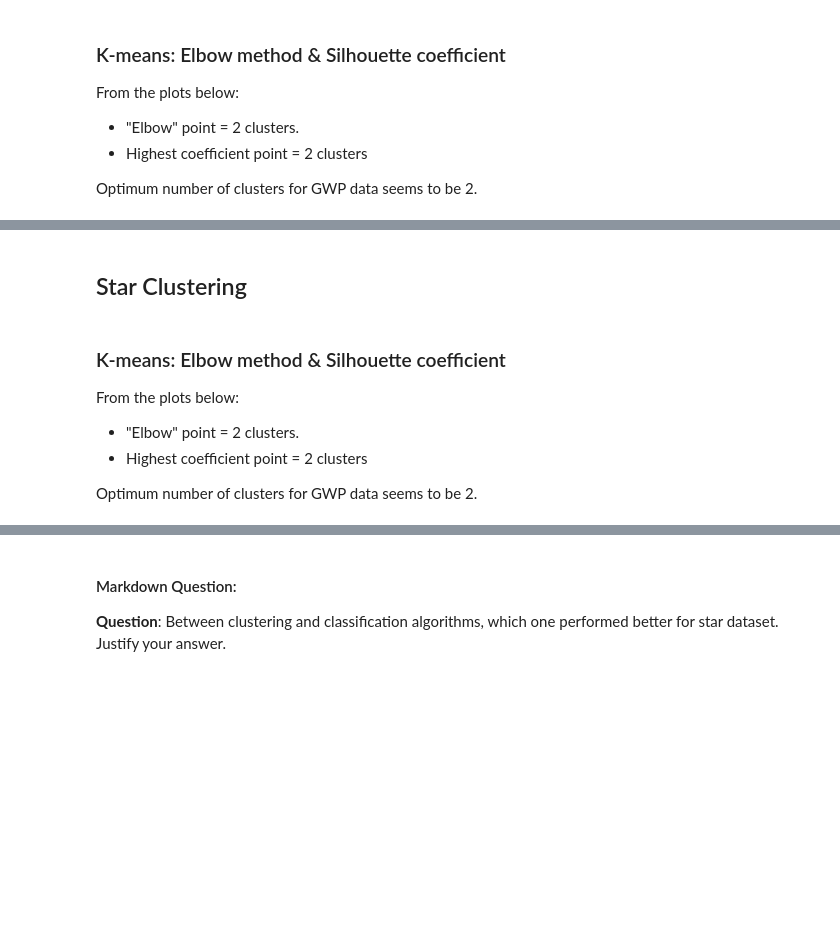
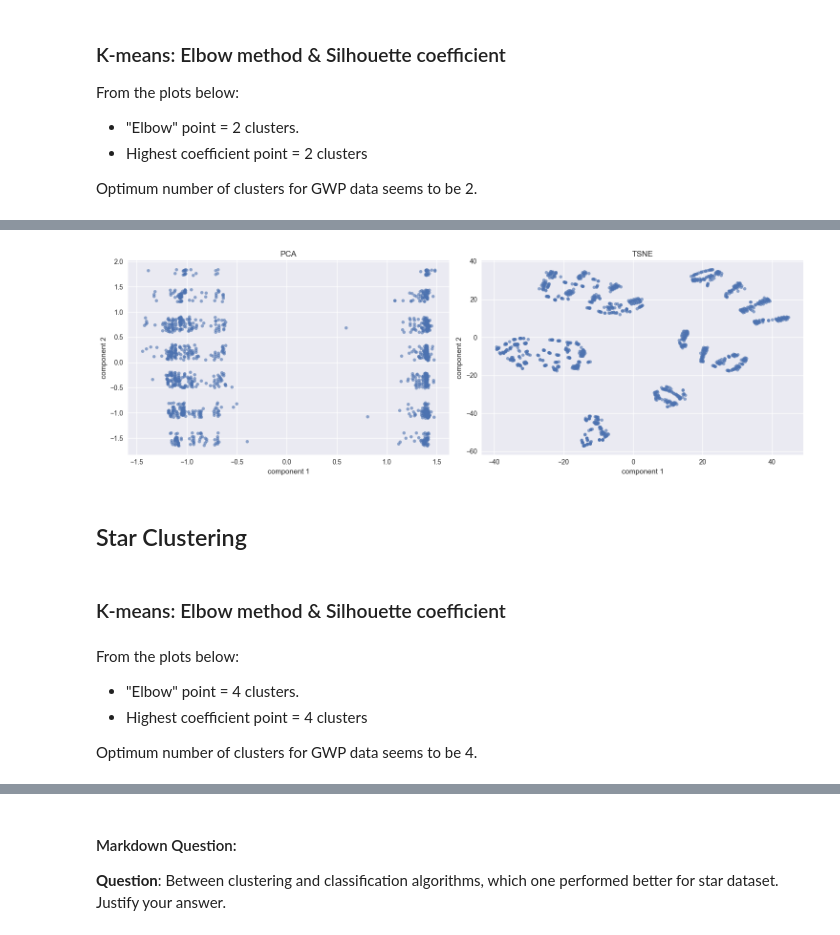
Before and after one commit to TNicko/DataMiningML, a Jupyter notebook: task3_4.ipynb, the cells around one changed output, grey strips where cells are left out. Cells and saved outputs as stored; diff of their text form; code cells hidden in the pictures; blank space fills up the shorter version.

```diff
--- a/task3_4.ipynb
+++ b/task3_4.ipynb
@@ -78,2 +151,12 @@ plot_side_by_side(
+# %%
+plot_side_by_side(
+    lambda: plot_2d_data_scatter(X_gwp_pca),
+    lambda: plot_2d_data_scatter(X_gwp_tsne),
+    titles=["PCA", "TSNE"],
+)
+# %% [output]
+[figure, added]
 # %% [markdown]
 ## Star Clustering
+# %% [markdown]
+### K-means: Elbow method & Silhouette coefficient
@@ -80,7 +167,6 @@ plot_side_by_side(
 # %% [markdown]
-### K-means: Elbow method & Silhouette coefficient
 From the plots below:
-- "Elbow" point = 2 clusters.
-- Highest coefficient point = 2 clusters
+- "Elbow" point = 4 clusters.
+- Highest coefficient point = 4 clusters
 
-Optimum number of clusters for GWP data seems to be 2.
+Optimum number of clusters for GWP data seems to be 4.
```
Also changed, not shown: parts of 12 cells of this notebook, 4 other files.
